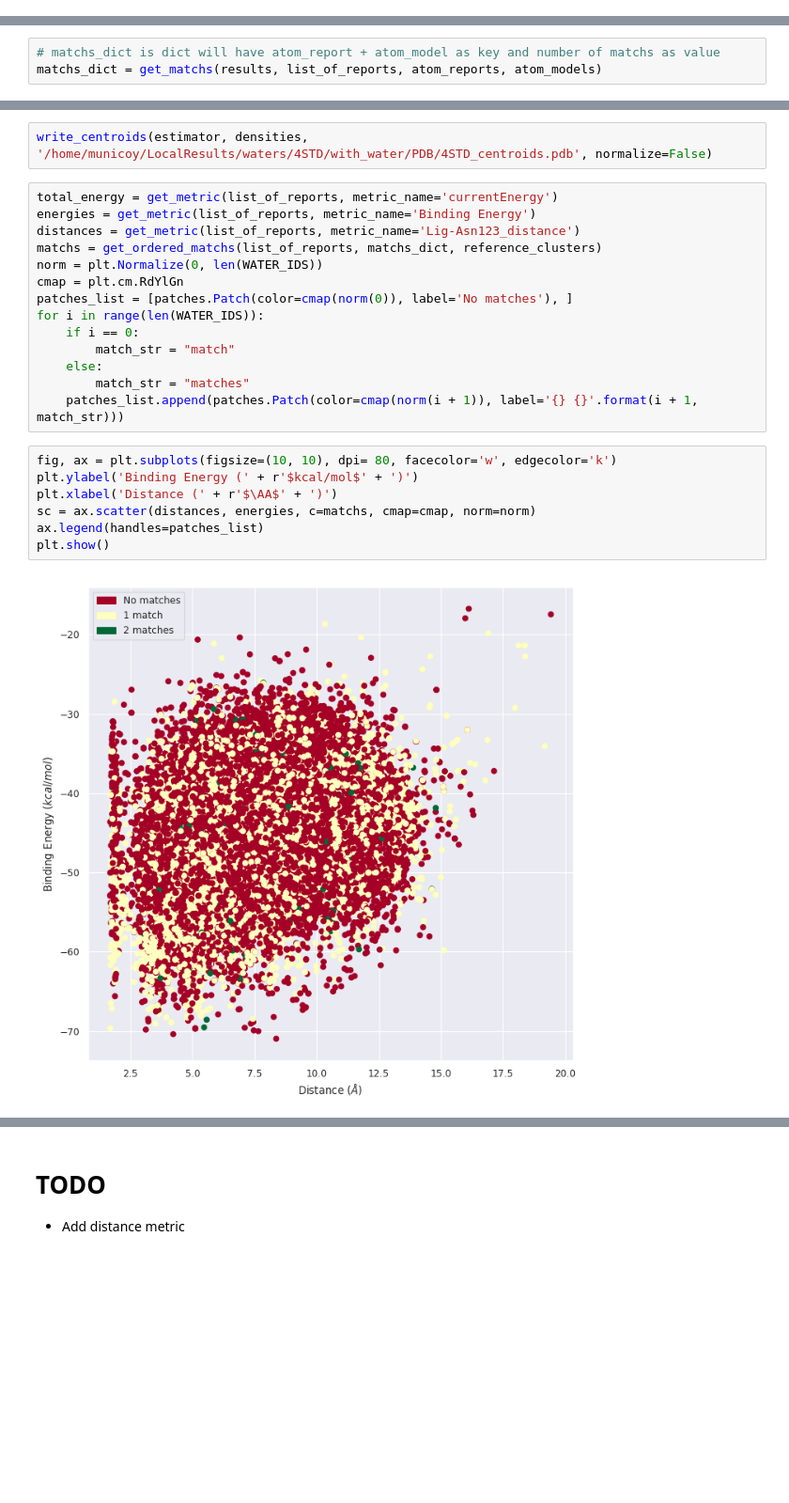
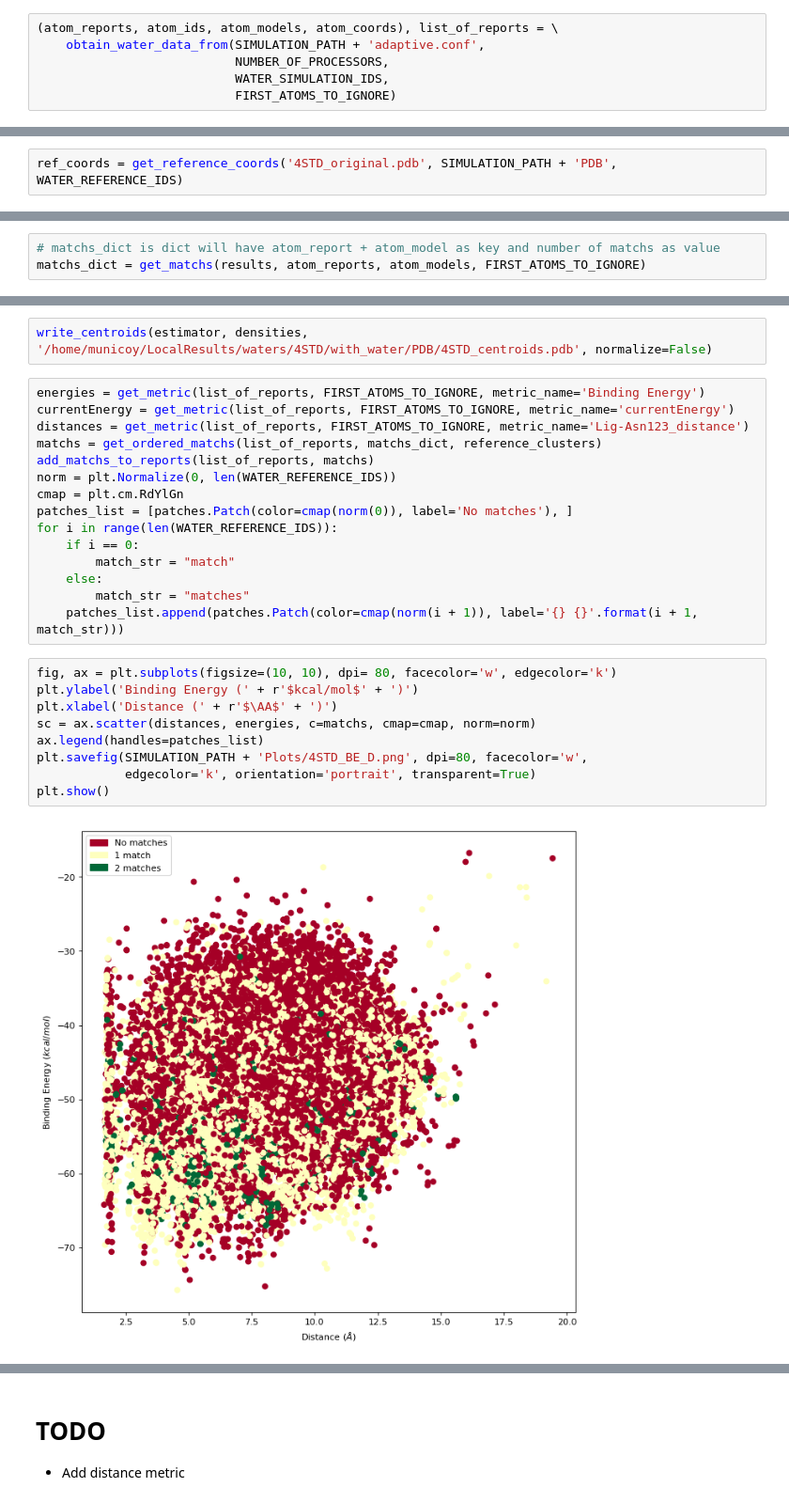
Before and after one commit to martimunicoy/PELEAnalysis, a Jupyter notebook: JupyterNotebooks/Analyze4STDWater.ipynb, the cells around one changed output, grey strips where cells are left out. Shown: that part at 94% size. Saved outputs shown, nothing was run; the diff lists cells and outputs as text; blank space fills up the shorter version.

```diff
--- a/JupyterNotebooks/Analyze4STDWater.ipynb
+++ b/JupyterNotebooks/Analyze4STDWater.ipynb
@@ -194,0 +32,6 @@ CONTROL_FILE_PATH = '/home/municoy/LocalResults/waters/4STD/with_water/adaptive.
+# %%
+(atom_reports, atom_ids, atom_models, atom_coords), list_of_reports = \
+    obtain_water_data_from(SIMULATION_PATH + 'adaptive.conf',
+                           NUMBER_OF_PROCESSORS,
+                           WATER_SIMULATION_IDS,
+                           FIRST_ATOMS_TO_IGNORE)
@@ -202,3 +47,5 @@ for water_id in WATER_IDS:
+# %%
+ref_coords = get_reference_coords('4STD_original.pdb', SIMULATION_PATH + 'PDB', WATER_REFERENCE_IDS)
 # %% [markdown]
 ## Clustering
 # %%
@@ -219,3 +66,3 @@ densities = get_density(atom_ids, results)
 # %%
 # matchs_dict is dict will have atom_report + atom_model as key and number of matchs as value
-matchs_dict = get_matchs(results, list_of_reports, atom_reports, atom_models)
+matchs_dict = get_matchs(results, atom_reports, atom_models, FIRST_ATOMS_TO_IGNORE)
@@ -257,14 +98,15 @@ Ref Cluster n. Probability
 # %%
 write_centroids(estimator, densities, '/home/municoy/LocalResults/waters/4STD/with_water/PDB/4STD_centroids.pdb', normalize=False)
 # %%
-total_energy = get_metric(list_of_reports, metric_name='currentEnergy')
-energies = get_metric(list_of_reports, metric_name='Binding Energy')
-distances = get_metric(list_of_reports, metric_name='Lig-Asn123_distance')
+energies = get_metric(list_of_reports, FIRST_ATOMS_TO_IGNORE, metric_name='Binding Energy')
+currentEnergy = get_metric(list_of_reports, FIRST_ATOMS_TO_IGNORE, metric_name='currentEnergy')
+distances = get_metric(list_of_reports, FIRST_ATOMS_TO_IGNORE, metric_name='Lig-Asn123_distance')
 matchs = get_ordered_matchs(list_of_reports, matchs_dict, reference_clusters)
-norm = plt.Normalize(0, len(WATER_IDS))
+add_matchs_to_reports(list_of_reports, matchs)
+norm = plt.Normalize(0, len(WATER_REFERENCE_IDS))
 cmap = plt.cm.RdYlGn
 patches_list = [patches.Patch(color=cmap(norm(0)), label='No matches'), ]
-for i in range(len(WATER_IDS)):
+for i in range(len(WATER_REFERENCE_IDS)):
     if i == 0:
         match_str = "match"
     else:
@@ -273,12 +115,14 @@ for i in range(len(WATER_IDS)):
 # %%
 fig, ax = plt.subplots(figsize=(10, 10), dpi= 80, facecolor='w', edgecolor='k')
 plt.ylabel('Binding Energy (' + r'$kcal/mol$' + ')')
 plt.xlabel('Distance (' + r'$\AA$' + ')')
 sc = ax.scatter(distances, energies, c=matchs, cmap=cmap, norm=norm)
 ax.legend(handles=patches_list)
+plt.savefig(SIMULATION_PATH + 'Plots/4STD_BE_D.png', dpi=80, facecolor='w',
+            edgecolor='k', orientation='portrait', transparent=True)
 plt.show()
 # %% [output]
-[figure, old version]
+[figure, new version]
 # %%
 fig, ax = plt.subplots(figsize=(10, 10), dpi= 80, facecolor='w', edgecolor='k')
 plt.ylabel('Total Energy (' + r'$kcal/mol$' + ')')
```
Also changed, not shown: parts of 31 cells of this notebook.
